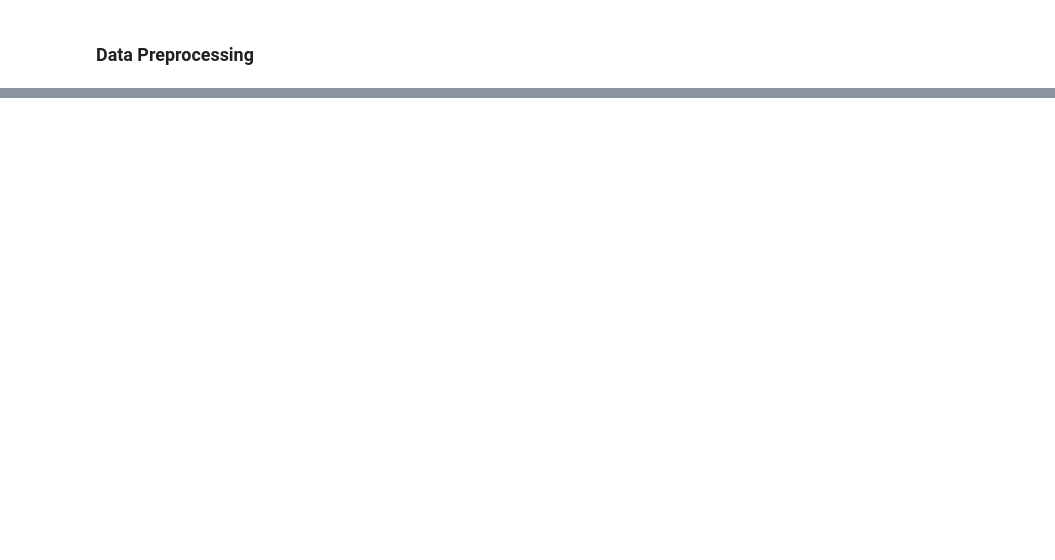
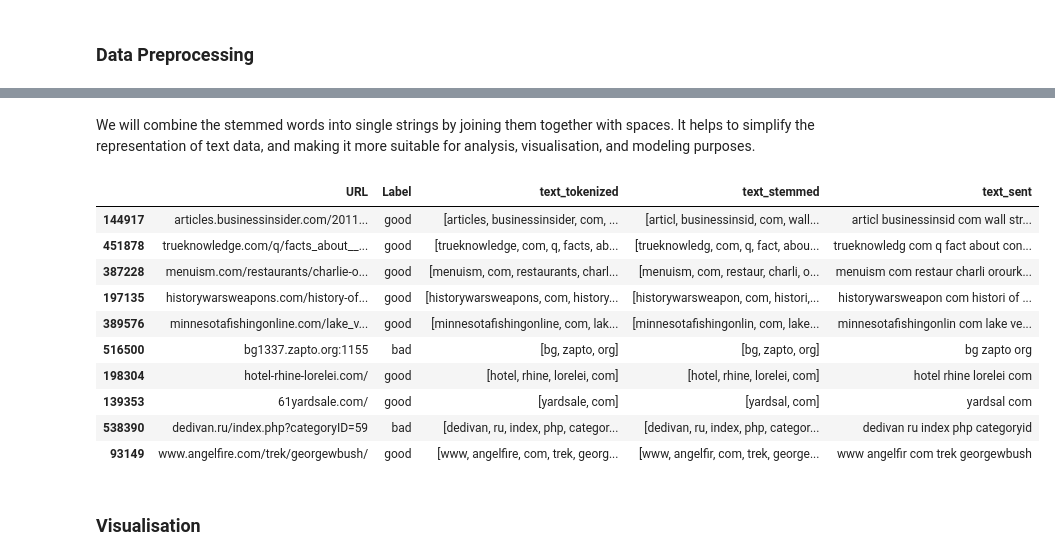
Before and after one commit to Kairos5106/data-science, a Jupyter notebook: test.ipynb, the cells around one changed output, grey strips where cells are left out. Drawn from its saved outputs; the diff is of its cells as text; code cells hidden in the pictures; blank space fills up the shorter version.

Commit message:
data preprocessing

```diff
--- a/test.ipynb
+++ b/test.ipynb
@@ -90,0 +125,8 @@ plt.show()
+# %%
+# Create a new column named 'text_tokenized' in the phish_data DataFrame
+# This column will store the tokens of alphabets extracted from the URLs
+phish_data['text_tokenized'] = (
+    # Apply a function to each URL in the 'URL' column
+    # The function tokenizes each URL using the declared tokenizer object
+    phish_data['URL'].map(lambda t: tokenizer.tokenize(t))
+)
@@ -90,0 +151,12 @@ plt.show()
+# %%
+stemmer = SnowballStemmer("english")
+# %%
+# Create a new column named 'text_stemmed' in the phish_data DataFrame
+# Applying stemming to the tokenized words in the 'text_tokenized' column
+phish_data['text_stemmed'] = (
+    phish_data['text_tokenized'].map(lambda s:
+        # Iterate over each word in the tokenized list
+        # and apply stemming using the SnowballStemmer object that we declared earlier
+        [stemmer.stem(word) for word in s]
+    )
+)
@@ -90,0 +177,26 @@ plt.show()
+# %% [markdown]
+We will combine the stemmed words into single strings by joining them together with spaces. It helps to simplify the representation of text data, and making it more suitable for analysis, visualisation, and modeling purposes.
+# %%
+# Create a new column named 'text_sent' in the DataFrame 'phish_data'
+phish_data['text_sent'] = (
+    phish_data['text_stemmed'].map(lambda j:
+        # Join the stemmed words in each list into a single string separated by spaces
+        ' '.join(j)
+    )
+)
+# %%
+phish_data.sample(10)
+# %% [output]
+|  | URL | Label | text_tokenized | text_stemmed | text_sent |
+| 144917 | articles.businessinsider.com/2011... | good | [articles, businessinsider, com, ... | [articl, businessinsid, com, wall... | articl businessinsid com wall str... |
+| 451878 | trueknowledge.com/q/facts_about__... | good | [trueknowledge, com, q, facts, ab... | [trueknowledg, com, q, fact, abou... | trueknowledg com q fact about con... |
+| 387228 | menuism.com/restaurants/charlie-o... | good | [menuism, com, restaurants, charl... | [menuism, com, restaur, charli, o... | menuism com restaur charli orourk... |
+| 197135 | historywarsweapons.com/history-of... | good | [historywarsweapons, com, history... | [historywarsweapon, com, histori,... | historywarsweapon com histori of ... |
+| 389576 | minnesotafishingonline.com/lake_v... | good | [minnesotafishingonline, com, lak... | [minnesotafishingonlin, com, lake... | minnesotafishingonlin com lake ve... |
+| 516500 | bg1337.zapto.org:1155 | bad | [bg, zapto, org] | [bg, zapto, org] | bg zapto org |
+| 198304 | hotel-rhine-lorelei.com/ | good | [hotel, rhine, lorelei, com] | [hotel, rhine, lorelei, com] | hotel rhine lorelei com |
+| 139353 | 61yardsale.com/ | good | [yardsale, com] | [yardsal, com] | yardsal com |
+| 538390 | dedivan.ru/index.php?categoryID=59 | bad | [dedivan, ru, index, php, categor... | [dedivan, ru, index, php, categor... | dedivan ru index php categoryid |
+| 93149 | www.angelfire.com/trek/georgewbush/ | good | [www, angelfire, com, trek, georg... | [www, angelfir, com, trek, george... | www angelfir com trek georgewbush |
+# %% [markdown]
+### Visualisation
```
Also changed, not shown: parts of 9 cells of this notebook.
